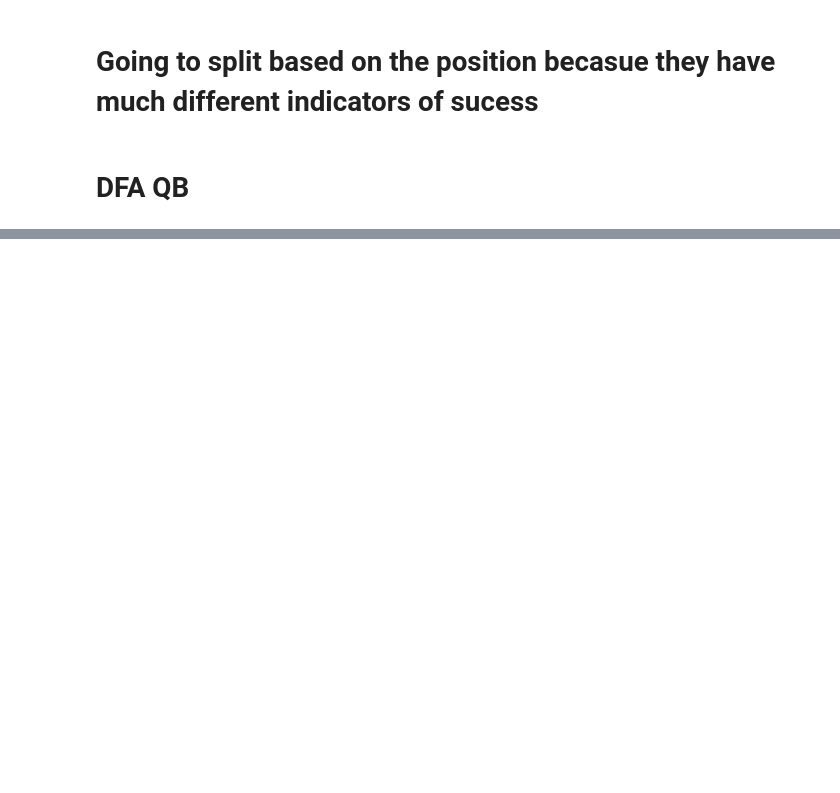
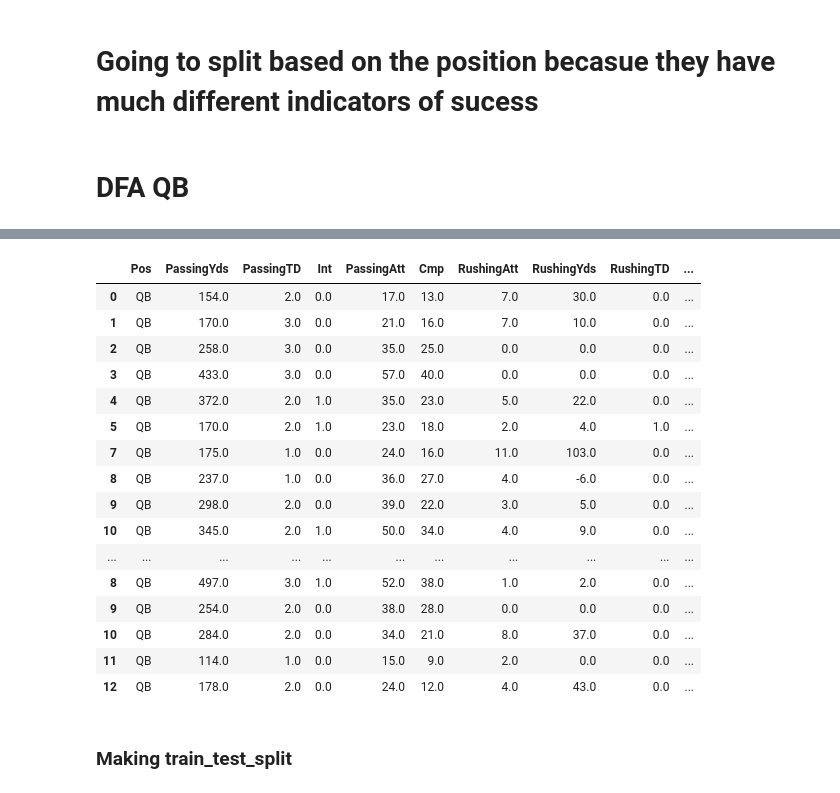
Before and after one commit to fernandez-justin/Fantasy_Football_Helper, a Jupyter notebook: fantasy_football_predictions.ipynb, the cells around one changed output, grey strips where cells are left out. Saved outputs shown, nothing was run; the diff lists cells and outputs as text; code cells hidden in the pictures; blank space fills up the shorter version.

```diff
--- a/fantasy_football_predictions.ipynb
+++ b/fantasy_football_predictions.ipynb
@@ -77,6 +81,10 @@ df.head()
 # dropping:
 # name, the team, and points for non PPR leagues
 df.drop(columns=['Player','Tm','StandardFantasyPoints','HalfPPRFantasyPoints','FL'],inplace=True)
+# %%
+# if the player scored no points the next week he was
+# not listed and therefore got 0 points
+df = df.fillna(0)
 # %% [markdown]
 # Going to split based on the position becasue they have much different indicators of sucess
 # %%
@@ -102 +98,21 @@ df_qb.describe()
+# %%
+df_qb.head(50)
+# %% [output]
+|  | Pos | PassingYds | PassingTD | Int | PassingAtt | Cmp | RushingAtt | RushingYds | RushingTD | ... |
+| 0 | QB | 154.0 | 2.0 | 0.0 | 17.0 | 13.0 | 7.0 | 30.0 | 0.0 | ... |
+| 1 | QB | 170.0 | 3.0 | 0.0 | 21.0 | 16.0 | 7.0 | 10.0 | 0.0 | ... |
+| 2 | QB | 258.0 | 3.0 | 0.0 | 35.0 | 25.0 | 0.0 | 0.0 | 0.0 | ... |
+| 3 | QB | 433.0 | 3.0 | 0.0 | 57.0 | 40.0 | 0.0 | 0.0 | 0.0 | ... |
+| 4 | QB | 372.0 | 2.0 | 1.0 | 35.0 | 23.0 | 5.0 | 22.0 | 0.0 | ... |
+| 5 | QB | 170.0 | 2.0 | 1.0 | 23.0 | 18.0 | 2.0 | 4.0 | 1.0 | ... |
+| 7 | QB | 175.0 | 1.0 | 0.0 | 24.0 | 16.0 | 11.0 | 103.0 | 0.0 | ... |
+| 8 | QB | 237.0 | 1.0 | 0.0 | 36.0 | 27.0 | 4.0 | -6.0 | 0.0 | ... |
+| 9 | QB | 298.0 | 2.0 | 0.0 | 39.0 | 22.0 | 3.0 | 5.0 | 0.0 | ... |
+| 10 | QB | 345.0 | 2.0 | 1.0 | 50.0 | 34.0 | 4.0 | 9.0 | 0.0 | ... |
+| ... | ... | ... | ... | ... | ... | ... | ... | ... | ... | ... |
+| 8 | QB | 497.0 | 3.0 | 1.0 | 52.0 | 38.0 | 1.0 | 2.0 | 0.0 | ... |
+| 9 | QB | 254.0 | 2.0 | 0.0 | 38.0 | 28.0 | 0.0 | 0.0 | 0.0 | ... |
+| 10 | QB | 284.0 | 2.0 | 0.0 | 34.0 | 21.0 | 8.0 | 37.0 | 0.0 | ... |
+| 11 | QB | 114.0 | 1.0 | 0.0 | 15.0 | 9.0 | 2.0 | 0.0 | 0.0 | ... |
+| 12 | QB | 178.0 | 2.0 | 0.0 | 24.0 | 12.0 | 4.0 | 43.0 | 0.0 | ... |
 # %%
@@ -104,3 +120,5 @@ df_qb.drop(columns = ['Rec','Tgt','ReceivingYds','ReceivingTD'],inplace=True)
 # %%
 features = df_qb.drop(columns='next_week_points')
 target = df_qb['next_week_points']
+# %% [markdown]
+### Making train_test_split
```
Also changed, not shown: parts of 8 cells of this notebook.
